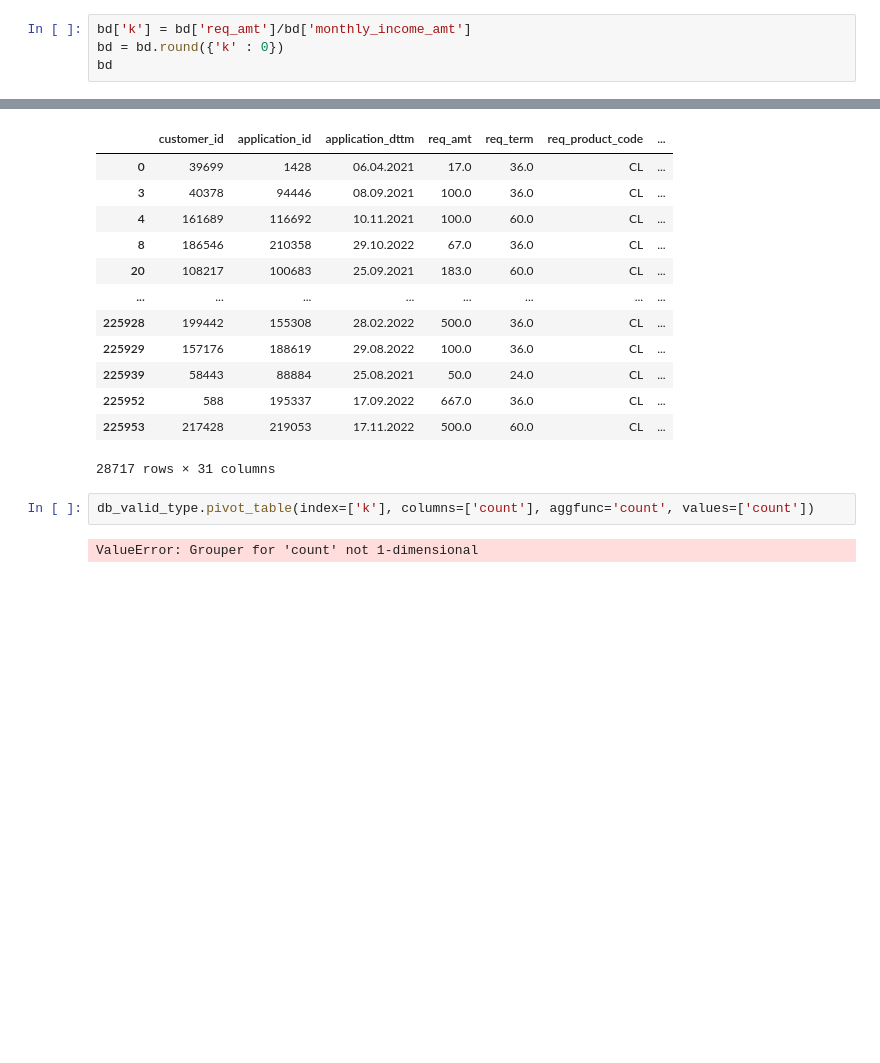
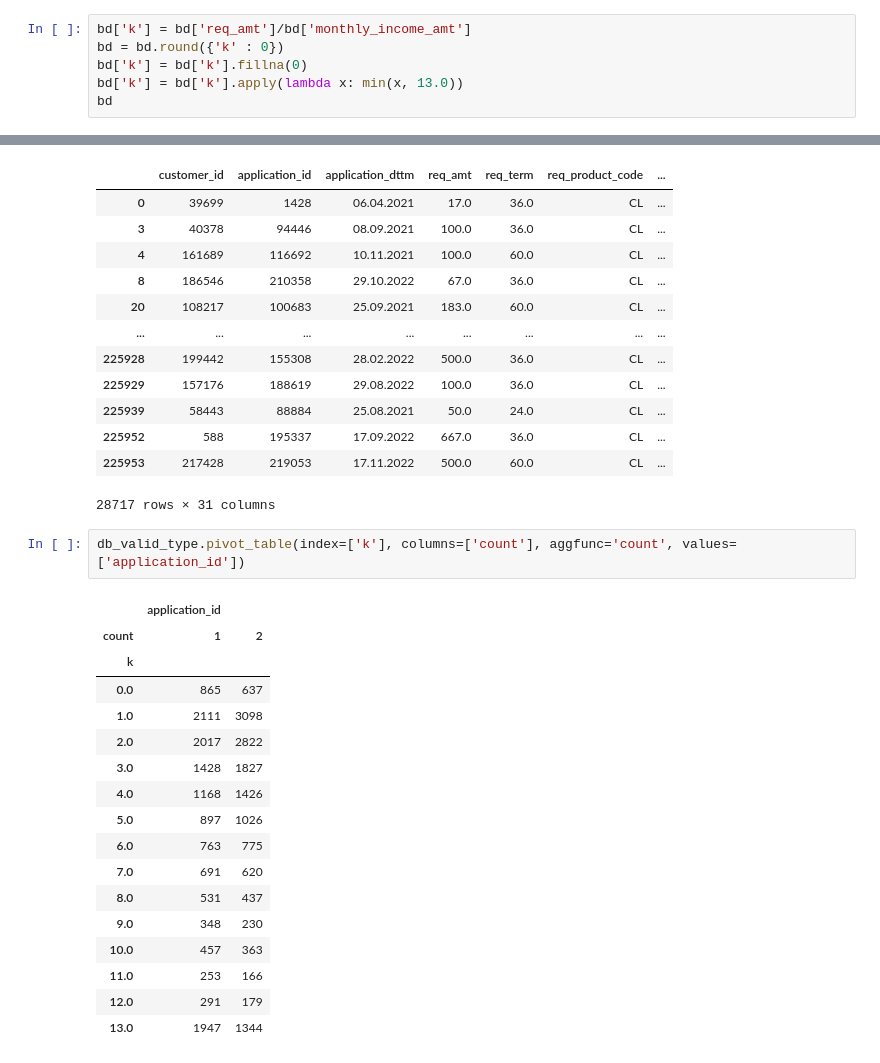
Before and after one commit to ssd2008/dano2024, a Jupyter notebook: dano.ipynb, the cells around one changed output, grey strips where cells are left out. Saved outputs shown, nothing was run; the diff lists cells and outputs as text; blank space fills up the shorter version.

```diff
--- a/dano.ipynb
+++ b/dano.ipynb
@@ -86,6 +86,8 @@ bd
 # %%
 bd['k'] = bd['req_amt']/bd['monthly_income_amt']
 bd = bd.round({'k' : 0})
+bd['k'] = bd['k'].fillna(0)
+bd['k'] = bd['k'].apply(lambda x: min(x, 13.0))
 bd
 # %% [output]
 |  | customer_id | application_id | application_dttm | req_amt | req_term | req_product_code | ... |
@@ -119,6 +121,22 @@ db_valid_type
 | 225953 | 217428 | 219053 | 17.11.2022 | 500.0 | 60.0 | CL | ... |
 28717 rows × 31 columns
 # %%
-db_valid_type.pivot_table(index=['k'], columns=['count'], aggfunc='count', values=['count'])
+db_valid_type.pivot_table(index=['k'], columns=['count'], aggfunc='count', values=['application_id'])
 # %% [output]
-ValueError: Grouper for 'count' not 1-dimensional
+|  | application_id |  |
+| count | 1 | 2 |
+| k |  |  |
+| 0.0 | 865 | 637 |
+| 1.0 | 2111 | 3098 |
+| 2.0 | 2017 | 2822 |
+| 3.0 | 1428 | 1827 |
+| 4.0 | 1168 | 1426 |
+| 5.0 | 897 | 1026 |
+| 6.0 | 763 | 775 |
+| 7.0 | 691 | 620 |
+| 8.0 | 531 | 437 |
+| 9.0 | 348 | 230 |
+| 10.0 | 457 | 363 |
+| 11.0 | 253 | 166 |
+| 12.0 | 291 | 179 |
+| 13.0 | 1947 | 1344 |
```
